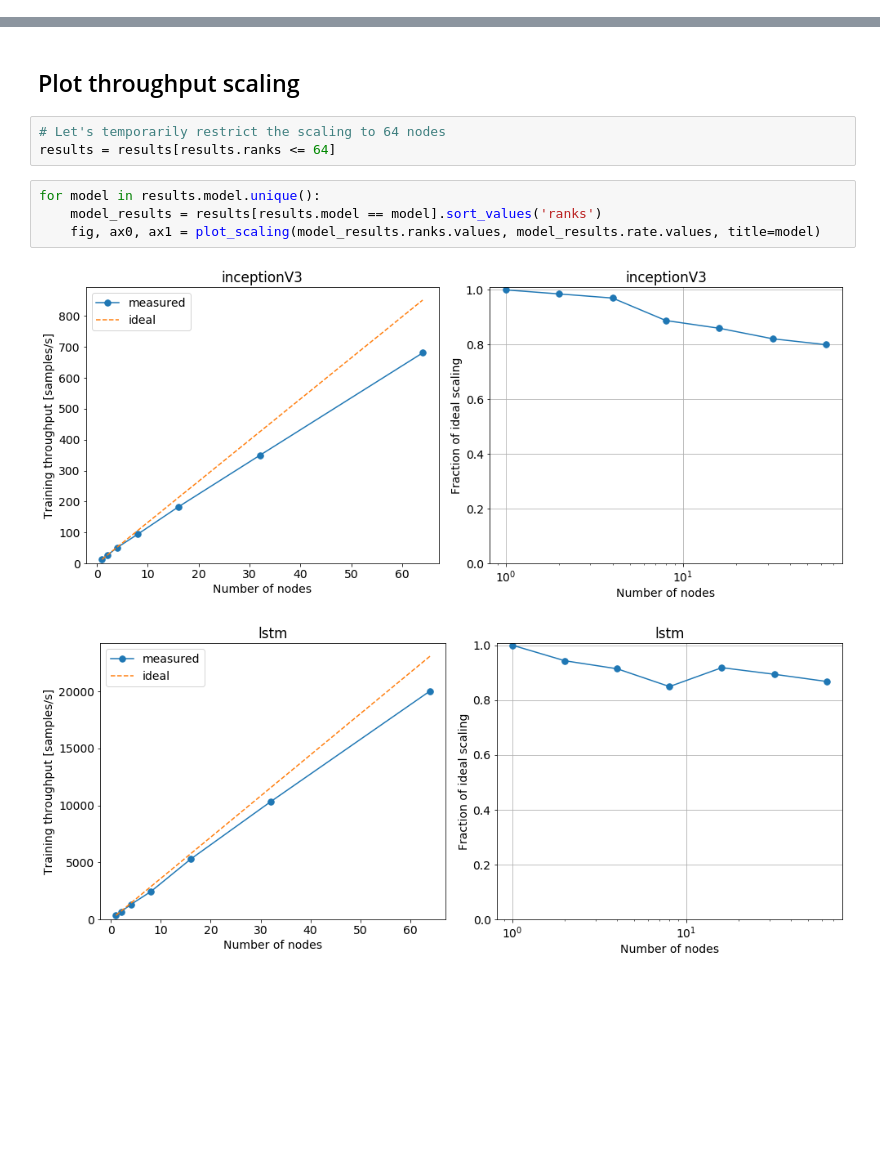
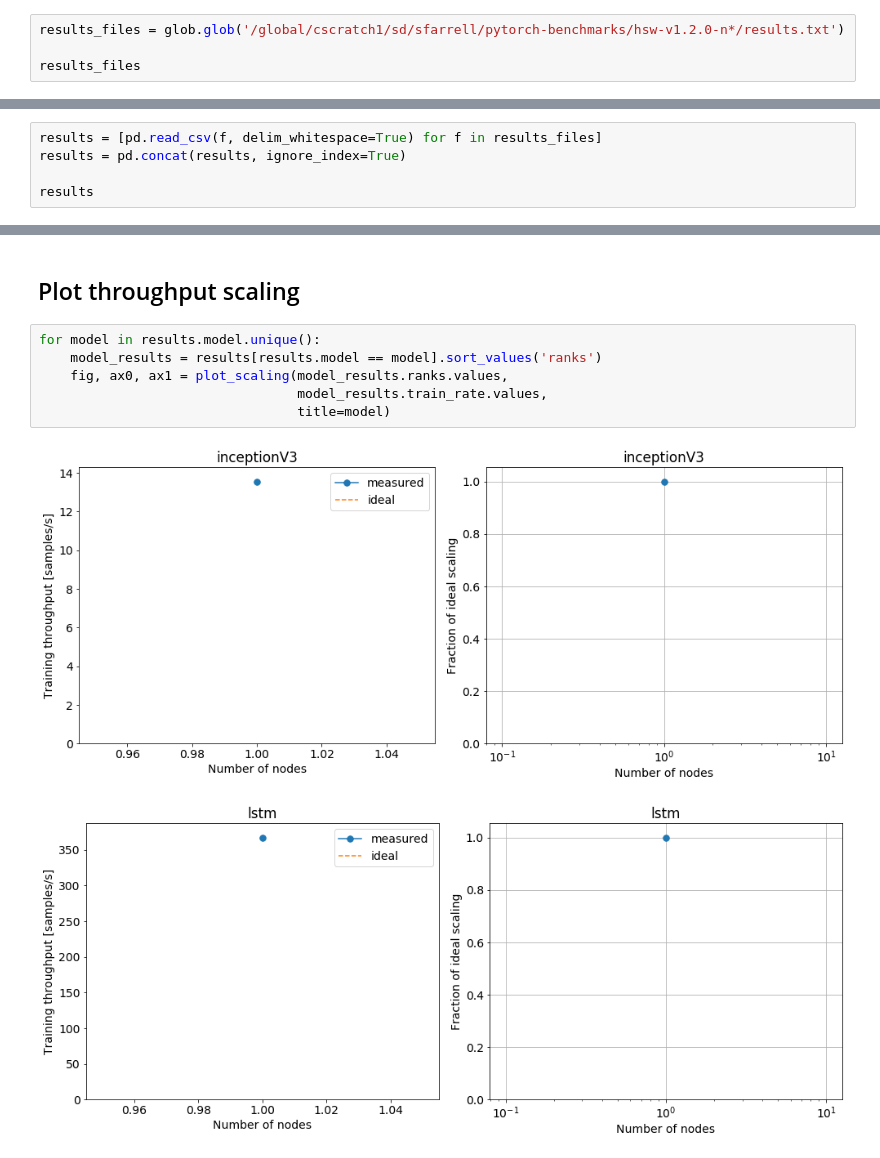
Before and after one commit to sparticlesteve/pytorch-benchmarks, a Jupyter notebook: notebooks/ScalingAnalysis.ipynb, the cells around one changed output, grey strips where cells are left out. Saved outputs shown, nothing was run; the diff lists cells and outputs as text; blank space fills up the shorter version.

```diff
--- a/notebooks/ScalingAnalysis.ipynb
+++ b/notebooks/ScalingAnalysis.ipynb
@@ -104,0 +55,4 @@ results
+# %%
+results_files = glob.glob('/global/cscratch1/sd/sfarrell/pytorch-benchmarks/hsw-v1.2.0-n*/results.txt')
+
+results_files
@@ -104,0 +61,5 @@ results
+# %%
+results = [pd.read_csv(f, delim_whitespace=True) for f in results_files]
+results = pd.concat(results, ignore_index=True)
+
+results
@@ -105,12 +74,11 @@ results
 # %% [markdown]
 ## Plot throughput scaling
-# %%
-# Let's temporarily restrict the scaling to 64 nodes
-results = results[results.ranks <= 64]
 # %%
 for model in results.model.unique():
     model_results = results[results.model == model].sort_values('ranks')
-    fig, ax0, ax1 = plot_scaling(model_results.ranks.values, model_results.rate.values, title=model)
+    fig, ax0, ax1 = plot_scaling(model_results.ranks.values,
+                                 model_results.train_rate.values,
+                                 title=model)
 # %% [output]
-[figure, old version]
+[figure, new version]
-[figure, old version]
+[figure, new version]
```
Also changed, not shown: parts of 8 cells of this notebook, 2 other files.
